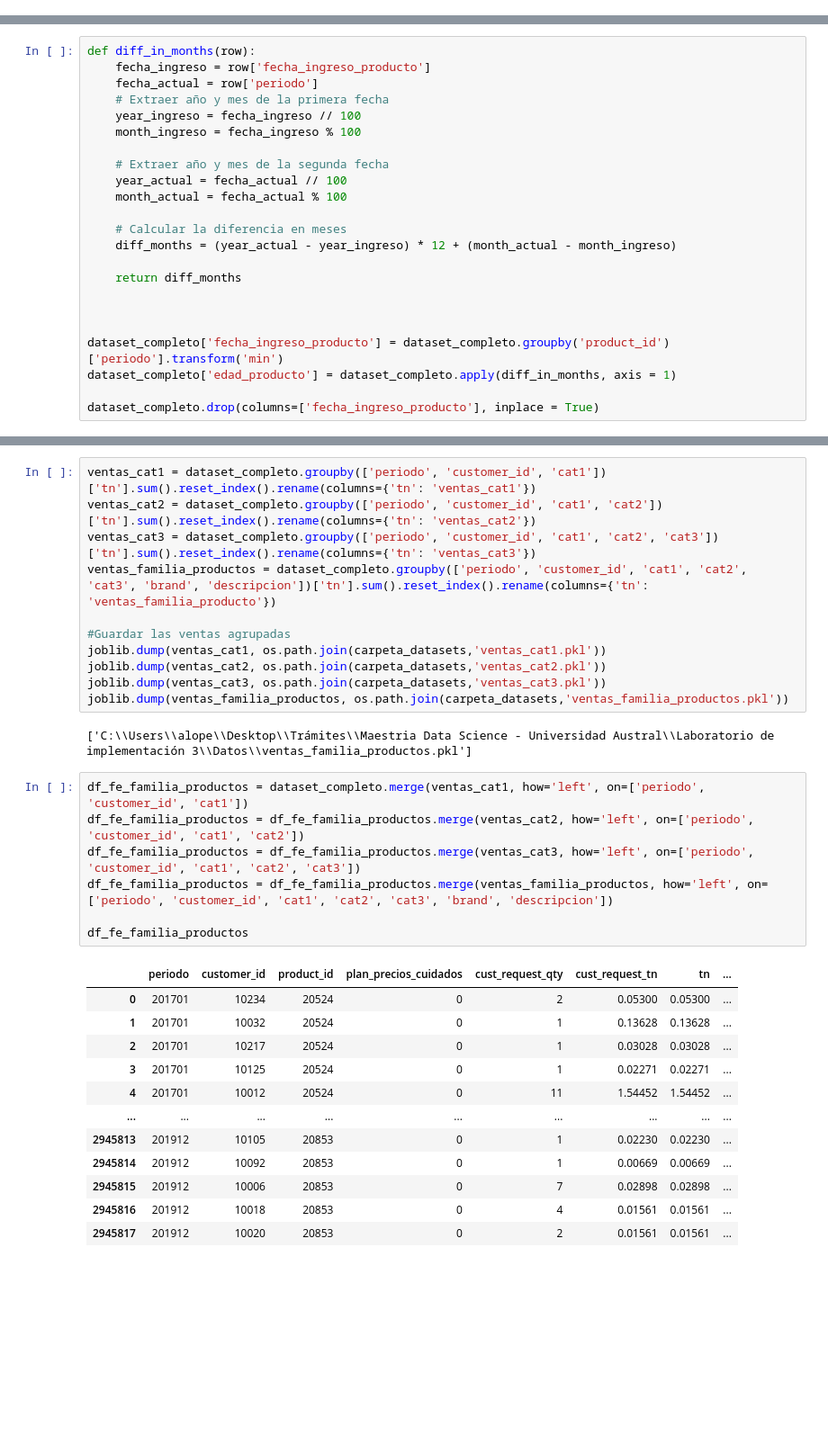
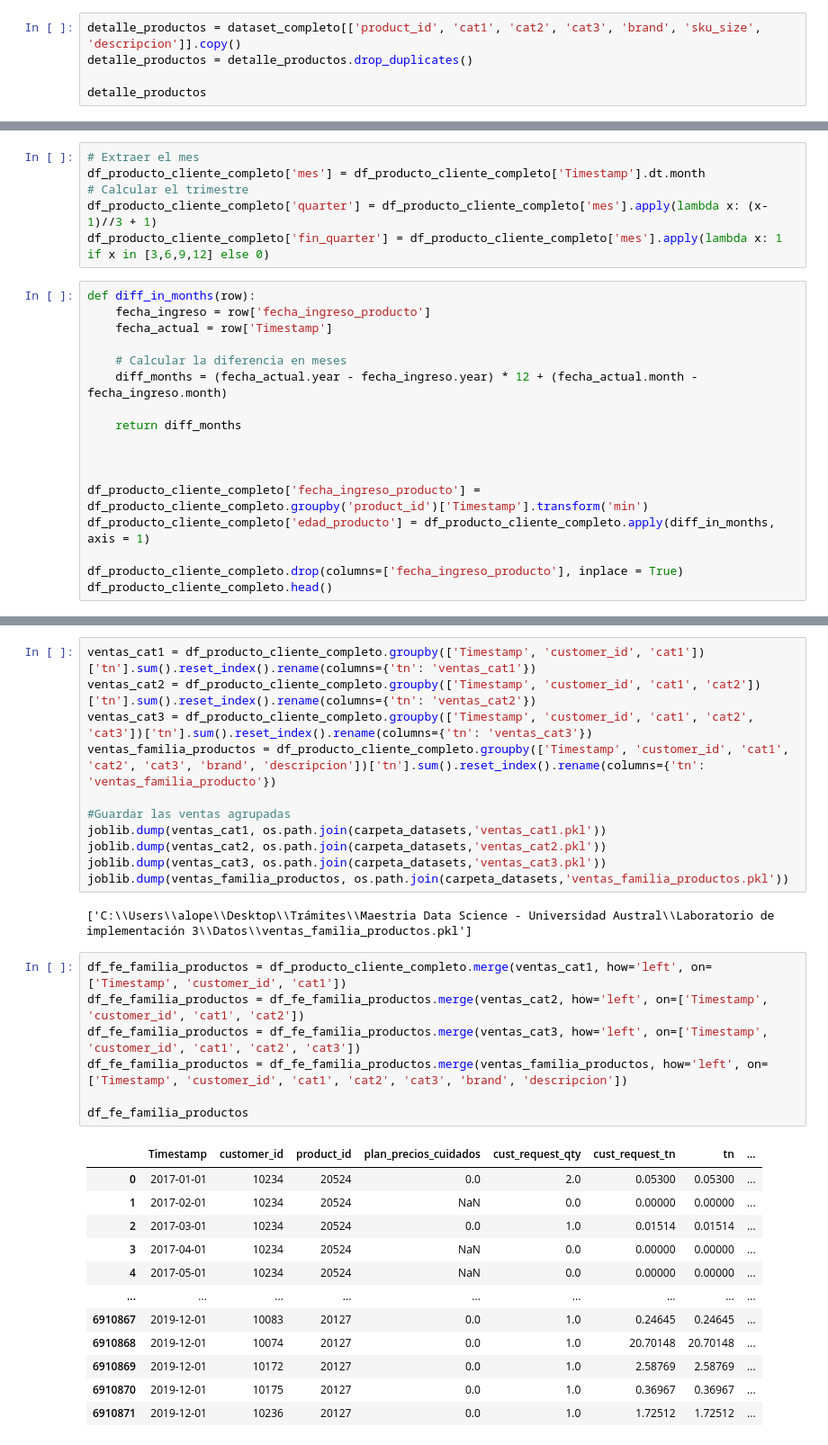
Before and after one commit to Agustinlopezf/labo3-2024v, a Jupyter notebook: Scripts/preparacion_dataset.ipynb, the cells around one changed output, grey strips where cells are left out. Shown at 90% size. Drawn from its saved outputs; the diff is of its cells as text; blank space fills up the shorter version.

```diff
--- a/Scripts/preparacion_dataset.ipynb
+++ b/Scripts/preparacion_dataset.ipynb
@@ -42,0 +64,5 @@ dataset_completo['fin_quarter'] = dataset_completo['mes'].apply(lambda x: 1 if x
+# %%
+detalle_productos = dataset_completo[['product_id', 'cat1', 'cat2', 'cat3', 'brand', 'sku_size', 'descripcion']].copy()
+detalle_productos = detalle_productos.drop_duplicates()
+
+detalle_productos
@@ -43,23 +120,23 @@ dataset_completo['fin_quarter'] = dataset_completo['mes'].apply(lambda x: 1 if x
+# %%
+# Extraer el mes
+df_producto_cliente_completo['mes'] = df_producto_cliente_completo['Timestamp'].dt.month
+# Calcular el trimestre
+df_producto_cliente_completo['quarter'] = df_producto_cliente_completo['mes'].apply(lambda x: (x-1)//3 + 1)
+df_producto_cliente_completo['fin_quarter'] = df_producto_cliente_completo['mes'].apply(lambda x: 1 if x in [3,6,9,12] else 0)
 # %%
 def diff_in_months(row):
     fecha_ingreso = row['fecha_ingreso_producto']
-    fecha_actual = row['periodo']
-    # Extraer año y mes de la primera fecha
-    year_ingreso = fecha_ingreso // 100
-    month_ingreso = fecha_ingreso % 100
-
-    # Extraer año y mes de la segunda fecha
-    year_actual = fecha_actual // 100
-    month_actual = fecha_actual % 100
+    fecha_actual = row['Timestamp']
 
     # Calcular la diferencia en meses
-    diff_months = (year_actual - year_ingreso) * 12 + (month_actual - month_ingreso)
+    diff_months = (fecha_actual.year - fecha_ingreso.year) * 12 + (fecha_actual.month - fecha_ingreso.month)
 
     return diff_months
 
 
 
-dataset_completo['fecha_ingreso_producto'] = dataset_completo.groupby('product_id')['periodo'].transform('min')
-dataset_completo['edad_producto'] = dataset_completo.apply(diff_in_months, axis = 1)
+df_producto_cliente_completo['fecha_ingreso_producto'] = df_producto_cliente_completo.groupby('product_id')['Timestamp'].transform('min')
+df_producto_cliente_completo['edad_producto'] = df_producto_cliente_completo.apply(diff_in_months, axis = 1)
 
-dataset_completo.drop(columns=['fecha_ingreso_producto'], inplace = True)
+df_producto_cliente_completo.drop(columns=['fecha_ingreso_producto'], inplace = True)
+df_producto_cliente_completo.head()
@@ -66,8 +150,8 @@ dataset_completo.drop(columns=['fecha_ingreso_producto'], inplace = True)
 # %%
-ventas_cat1 = dataset_completo.groupby(['periodo', 'customer_id', 'cat1'])['tn'].sum().reset_index().rename(columns={'tn': 'ventas_cat1'})
-ventas_cat2 = dataset_completo.groupby(['periodo', 'customer_id', 'cat1', 'cat2'])['tn'].sum().reset_index().rename(columns={'tn': 'ventas_cat2'})
-ventas_cat3 = dataset_completo.groupby(['periodo', 'customer_id', 'cat1', 'cat2', 'cat3'])['tn'].sum().reset_index().rename(columns={'tn': 'ventas_cat3'})
-ventas_familia_productos = dataset_completo.groupby(['periodo', 'customer_id', 'cat1', 'cat2', 'cat3', 'brand', 'descripcion'])['tn'].sum().reset_index().rename(columns={'tn': 'ventas_familia_producto'})
+ventas_cat1 = df_producto_cliente_completo.groupby(['Timestamp', 'customer_id', 'cat1'])['tn'].sum().reset_index().rename(columns={'tn': 'ventas_cat1'})
+ventas_cat2 = df_producto_cliente_completo.groupby(['Timestamp', 'customer_id', 'cat1', 'cat2'])['tn'].sum().reset_index().rename(columns={'tn': 'ventas_cat2'})
+ventas_cat3 = df_producto_cliente_completo.groupby(['Timestamp', 'customer_id', 'cat1', 'cat2', 'cat3'])['tn'].sum().reset_index().rename(columns={'tn': 'ventas_cat3'})
+ventas_familia_productos = df_producto_cliente_completo.groupby(['Timestamp', 'customer_id', 'cat1', 'cat2', 'cat3', 'brand', 'descripcion'])['tn'].sum().reset_index().rename(columns={'tn': 'ventas_familia_producto'})
 
 #Guardar las ventas agrupadas
 joblib.dump(ventas_cat1, os.path.join(carpeta_datasets,'ventas_cat1.pkl'))
@@ -77,22 +161,22 @@ joblib.dump(ventas_familia_productos, os.path.join(carpeta_datasets,'ventas_fami
 # %% [output]
 ['C:\\Users\\alope\\Desktop\\Trámites\\Maestria Data Science - Universidad Austral\\Laboratorio de implementación 3\\Datos\\ventas_familia_productos.pkl']
 # %%
-df_fe_familia_productos = dataset_completo.merge(ventas_cat1, how='left', on=['periodo', 'customer_id', 'cat1'])
-df_fe_familia_productos = df_fe_familia_productos.merge(ventas_cat2, how='left', on=['periodo', 'customer_id', 'cat1', 'cat2'])
-df_fe_familia_productos = df_fe_familia_productos.merge(ventas_cat3, how='left', on=['periodo', 'customer_id', 'cat1', 'cat2', 'cat3'])
-df_fe_familia_productos = df_fe_familia_productos.merge(ventas_familia_productos, how='left', on=['periodo', 'customer_id', 'cat1', 'cat2', 'cat3', 'brand', 'descripcion'])
+df_fe_familia_productos = df_producto_cliente_completo.merge(ventas_cat1, how='left', on=['Timestamp', 'customer_id', 'cat1'])
+df_fe_familia_productos = df_fe_familia_productos.merge(ventas_cat2, how='left', on=['Timestamp', 'customer_id', 'cat1', 'cat2'])
+df_fe_familia_productos = df_fe_familia_productos.merge(ventas_cat3, how='left', on=['Timestamp', 'customer_id', 'cat1', 'cat2', 'cat3'])
+df_fe_familia_productos = df_fe_familia_productos.merge(ventas_familia_productos, how='left', on=['Timestamp', 'customer_id', 'cat1', 'cat2', 'cat3', 'brand', 'descripcion'])
 
 df_fe_familia_productos
 # %% [output]
-|  | periodo | customer_id | product_id | plan_precios_cuidados | cust_request_qty | cust_request_tn | tn | ... |
-| 0 | 201701 | 10234 | 20524 | 0 | 2 | 0.05300 | 0.05300 | ... |
-| 1 | 201701 | 10032 | 20524 | 0 | 1 | 0.13628 | 0.13628 | ... |
-| 2 | 201701 | 10217 | 20524 | 0 | 1 | 0.03028 | 0.03028 | ... |
-| 3 | 201701 | 10125 | 20524 | 0 | 1 | 0.02271 | 0.02271 | ... |
-| 4 | 201701 | 10012 | 20524 | 0 | 11 | 1.54452 | 1.54452 | ... |
+|  | Timestamp | customer_id | product_id | plan_precios_cuidados | cust_request_qty | cust_request_tn | tn | ... |
+| 0 | 2017-01-01 | 10234 | 20524 | 0.0 | 2.0 | 0.05300 | 0.05300 | ... |
+| 1 | 2017-02-01 | 10234 | 20524 | NaN | 0.0 | 0.00000 | 0.00000 | ... |
+| 2 | 2017-03-01 | 10234 | 20524 | 0.0 | 1.0 | 0.01514 | 0.01514 | ... |
+| 3 | 2017-04-01 | 10234 | 20524 | NaN | 0.0 | 0.00000 | 0.00000 | ... |
+| 4 | 2017-05-01 | 10234 | 20524 | NaN | 0.0 | 0.00000 | 0.00000 | ... |
 | ... | ... | ... | ... | ... | ... | ... | ... | ... |
-| 2945813 | 201912 | 10105 | 20853 | 0 | 1 | 0.02230 | 0.02230 | ... |
-| 2945814 | 201912 | 10092 | 20853 | 0 | 1 | 0.00669 | 0.00669 | ... |
-| 2945815 | 201912 | 10006 | 20853 | 0 | 7 | 0.02898 | 0.02898 | ... |
-| 2945816 | 201912 | 10018 | 20853 | 0 | 4 | 0.01561 | 0.01561 | ... |
-| 2945817 | 201912 | 10020 | 20853 | 0 | 2 | 0.01561 | 0.01561 | ... |
+| 6910867 | 2019-12-01 | 10083 | 20127 | 0.0 | 1.0 | 0.24645 | 0.24645 | ... |
+| 6910868 | 2019-12-01 | 10074 | 20127 | 0.0 | 1.0 | 20.70148 | 20.70148 | ... |
+| 6910869 | 2019-12-01 | 10172 | 20127 | 0.0 | 1.0 | 2.58769 | 2.58769 | ... |
+| 6910870 | 2019-12-01 | 10175 | 20127 | 0.0 | 1.0 | 0.36967 | 0.36967 | ... |
+| 6910871 | 2019-12-01 | 10236 | 20127 | 0.0 | 1.0 | 1.72512 | 1.72512 | ... |
```
Also changed, not shown: parts of 12 cells of this notebook, 9 other files.
